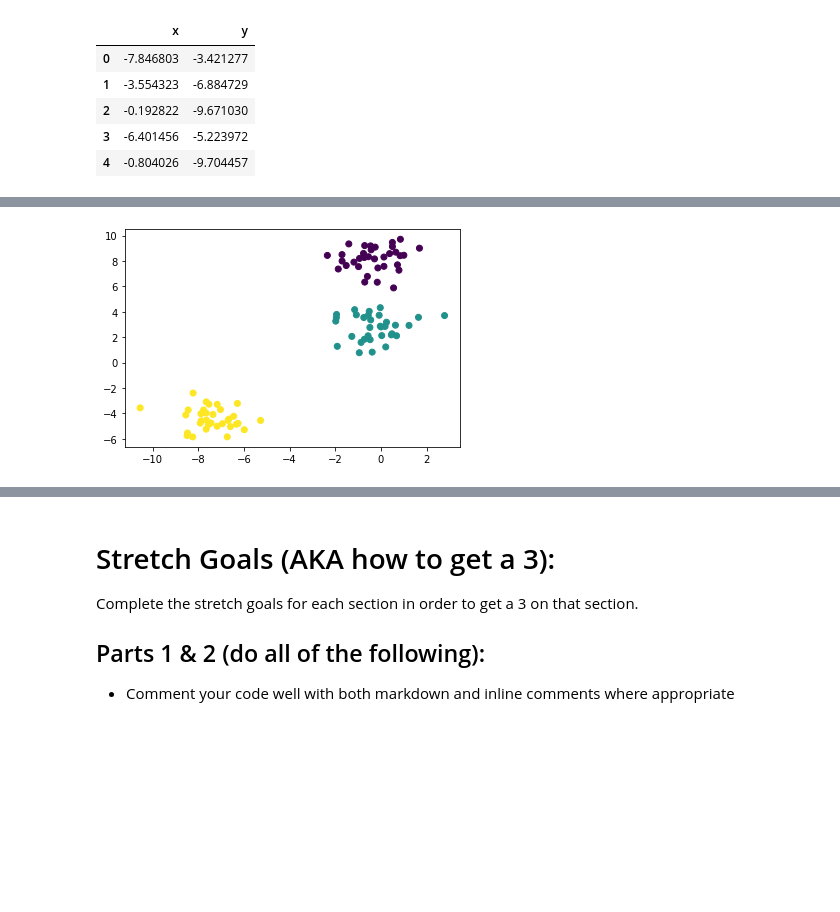
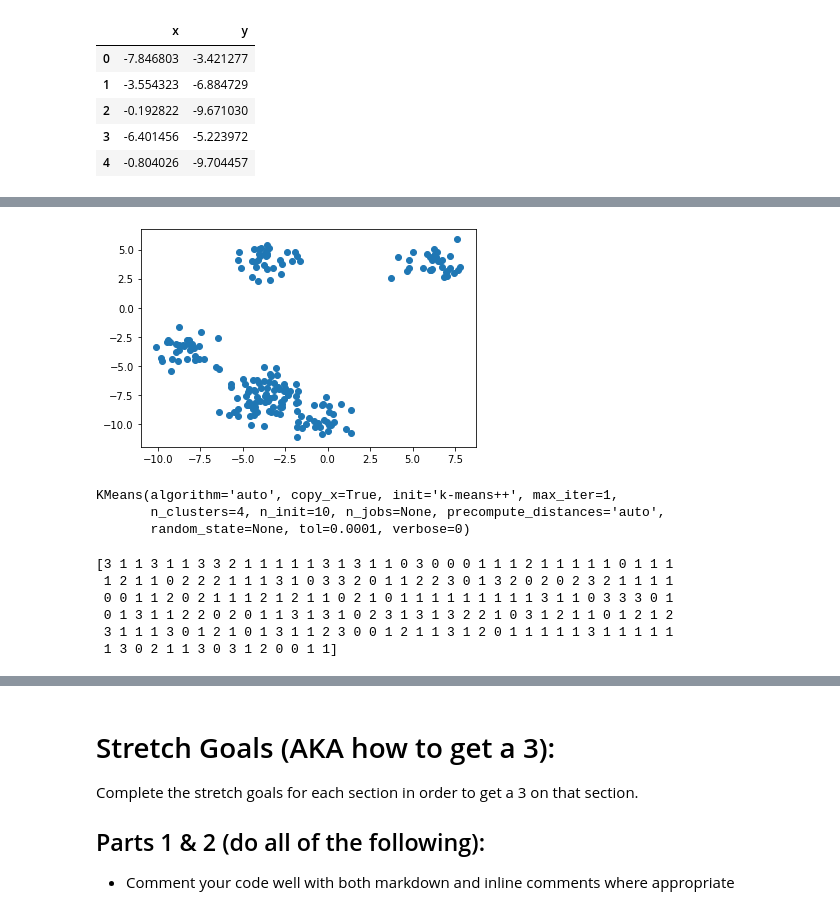
Before and after one commit to bofori-tech/DS-Unit-1-Sprint-3-Linear-Algebra, a Jupyter notebook: DS_Unit_1_Sprint_Challenge_3_Linear_Algebra.ipynb, the cells around one changed output, grey strips where cells are left out. Cells and saved outputs as stored; diff of their text form; code cells hidden in the pictures; blank space fills up the shorter version.

```diff
--- a/DS_Unit_1_Sprint_Challenge_3_Linear_Algebra.ipynb
+++ b/DS_Unit_1_Sprint_Challenge_3_Linear_Algebra.ipynb
@@ -330,5 +316,0 @@ from sklearn.datasets.samples_generator import make_blobs
-# %%
-#  Let's make some blobs
-points, center = make_blobs(n_samples=100, centers=3, n_features=2)
-print(points[:10])
-print(center)
@@ -360,5 +317,5 @@ df.head()
 # %%
 # Display the clusters we made
-plt.scatter(x=df['x'], y=df['y'], c=df['label']);
+plt.scatter(points.x, points.y);
 # %% [output]
-[figure, old version]
+[figure, new version]
@@ -364,0 +327,17 @@ plt.scatter(x=df['x'], y=df['y'], c=df['label']);
+# %%
+# Fit the instantiated model to our sliced dataframe
+model.fit(points)
+# %% [output]
+KMeans(algorithm='auto', copy_x=True, init='k-means++', max_iter=1,
+       n_clusters=4, n_init=10, n_jobs=None, precompute_distances='auto',
+       random_state=None, tol=0.0001, verbose=0)
+# %%
+labels = model.labels_
+print(labels)
+# %% [output]
+[3 1 1 3 1 1 3 3 2 1 1 1 1 1 3 1 3 1 1 0 3 0 0 0 1 1 1 2 1 1 1 1 1 0 1 1 1
+ 1 2 1 1 0 2 2 2 1 1 1 3 1 0 3 3 2 0 1 1 2 2 3 0 1 3 2 0 2 0 2 3 2 1 1 1 1
+ 0 0 1 1 2 0 2 1 1 1 2 1 2 1 1 0 2 1 0 1 1 1 1 1 1 1 1 1 3 1 1 0 3 3 3 0 1
+ 0 1 3 1 1 2 2 0 2 0 1 1 3 1 3 1 0 2 3 1 3 1 3 2 2 1 0 3 1 2 1 1 0 1 2 1 2
+ 3 1 1 1 3 0 1 2 1 0 1 3 1 1 2 3 0 0 1 2 1 1 3 1 2 0 1 1 1 1 1 3 1 1 1 1 1
+ 1 3 0 2 1 1 3 0 3 1 2 0 0 1 1]
```
Also changed, not shown: parts of 18 cells of this notebook.
